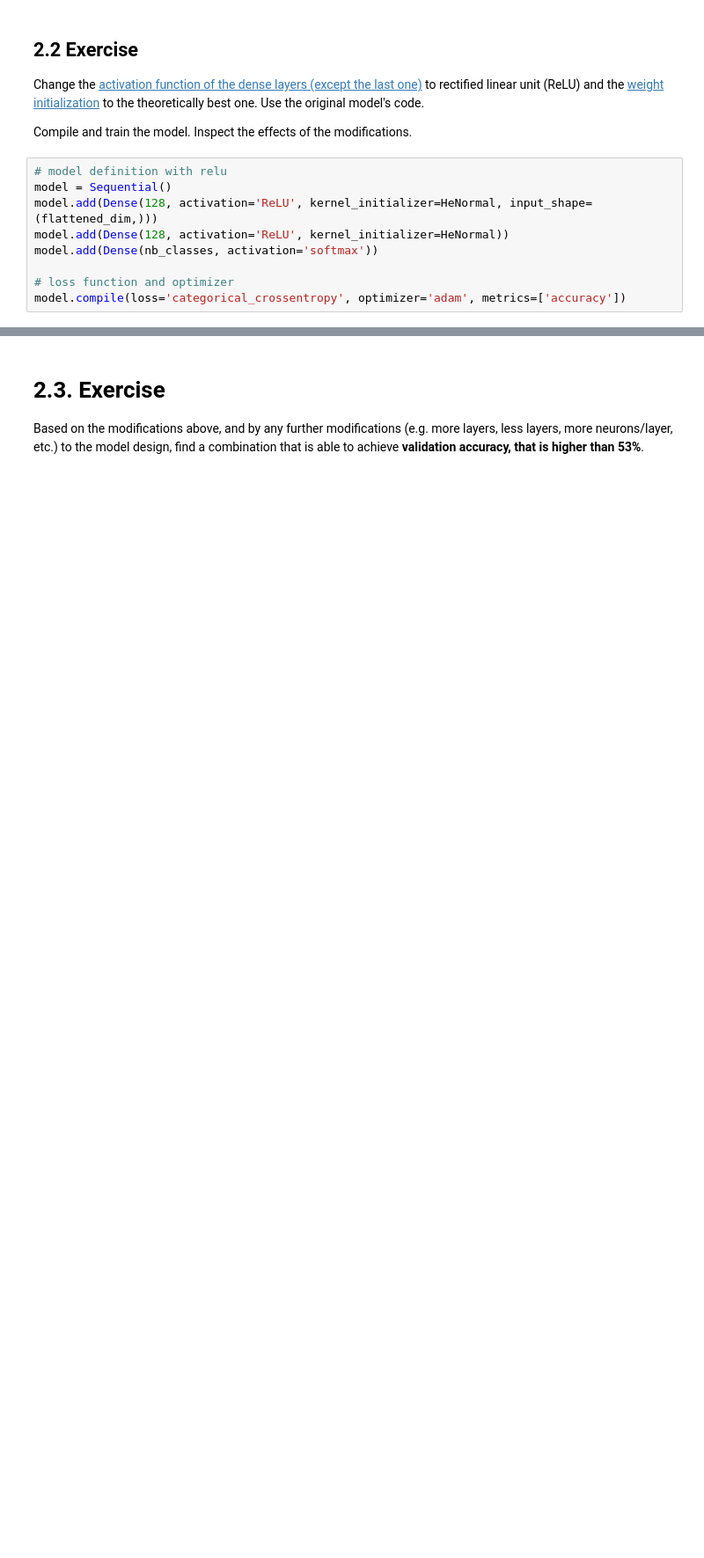
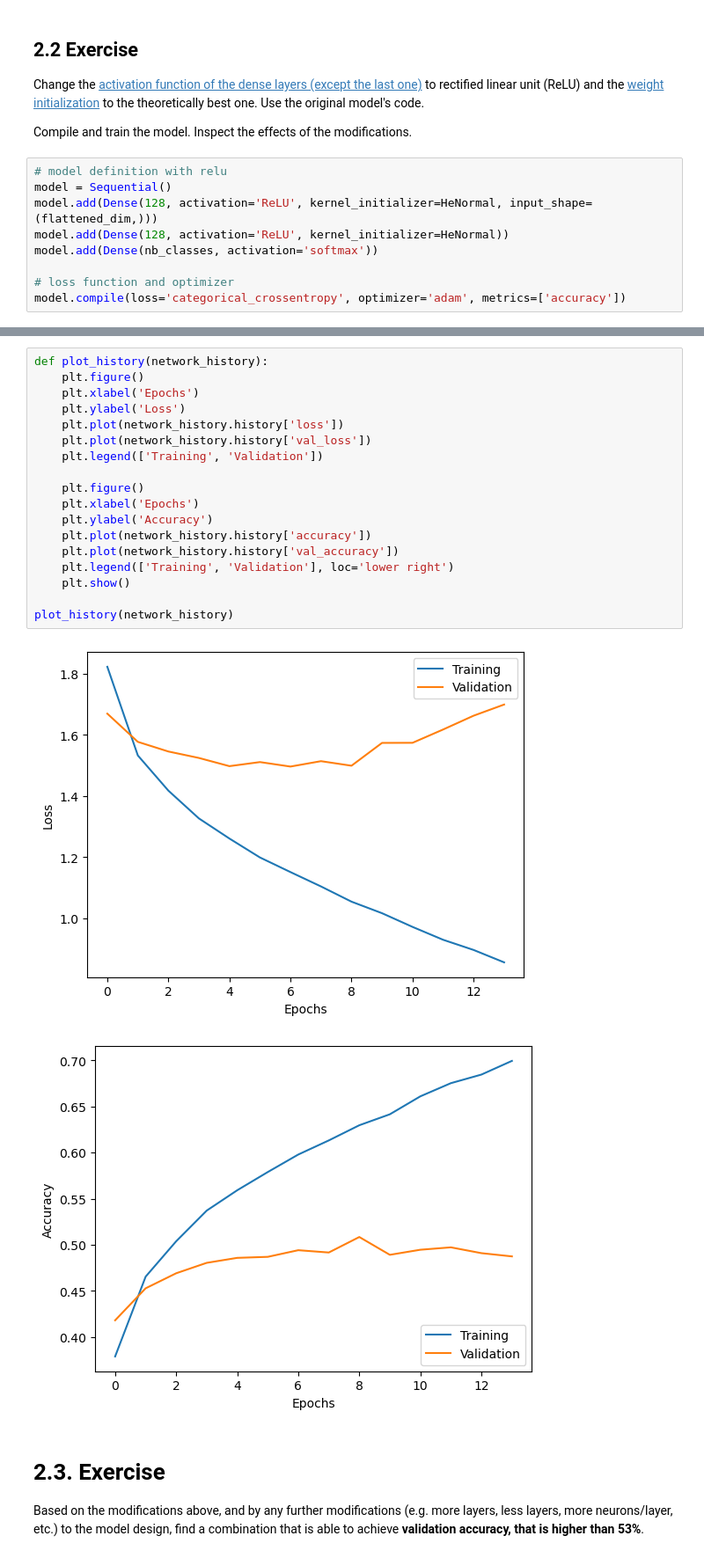
Before and after one commit to CPeti/AIT23, a Jupyter notebook: assignment2/04_AIT_MLP_CIFAR10_exercise.ipynb, the cells around one changed output, grey strips where cells are left out. Shown at 88% size. Drawn from its saved outputs; the diff is of its cells as text; blank space fills up the shorter version.

```diff
--- a/assignment2/04_AIT_MLP_CIFAR10_exercise.ipynb
+++ b/assignment2/04_AIT_MLP_CIFAR10_exercise.ipynb
@@ -319,3 +383,24 @@ network_history = model.fit(X_train, Y_train,
+# %%
+def plot_history(network_history):
+    plt.figure()
+    plt.xlabel('Epochs')
+    plt.ylabel('Loss')
+    plt.plot(network_history.history['loss'])
+    plt.plot(network_history.history['val_loss'])
+    plt.legend(['Training', 'Validation'])
+
+    plt.figure()
+    plt.xlabel('Epochs')
+    plt.ylabel('Accuracy')
+    plt.plot(network_history.history['accuracy'])
+    plt.plot(network_history.history['val_accuracy'])
+    plt.legend(['Training', 'Validation'], loc='lower right')
+    plt.show()
+
+plot_history(network_history)
+# %% [output]
+[figure, added]
+[figure, added]
 # %% [markdown]
 # 2.3. Exercise
 Based on the modifications above, and by any further modifications (e.g. more layers, less layers, more neurons/layer, etc.) to the model design, find a combination that is able to achieve **validation accuracy, that is higher than 53%**.
```
Also changed, not shown: parts of 20 cells of this notebook.
